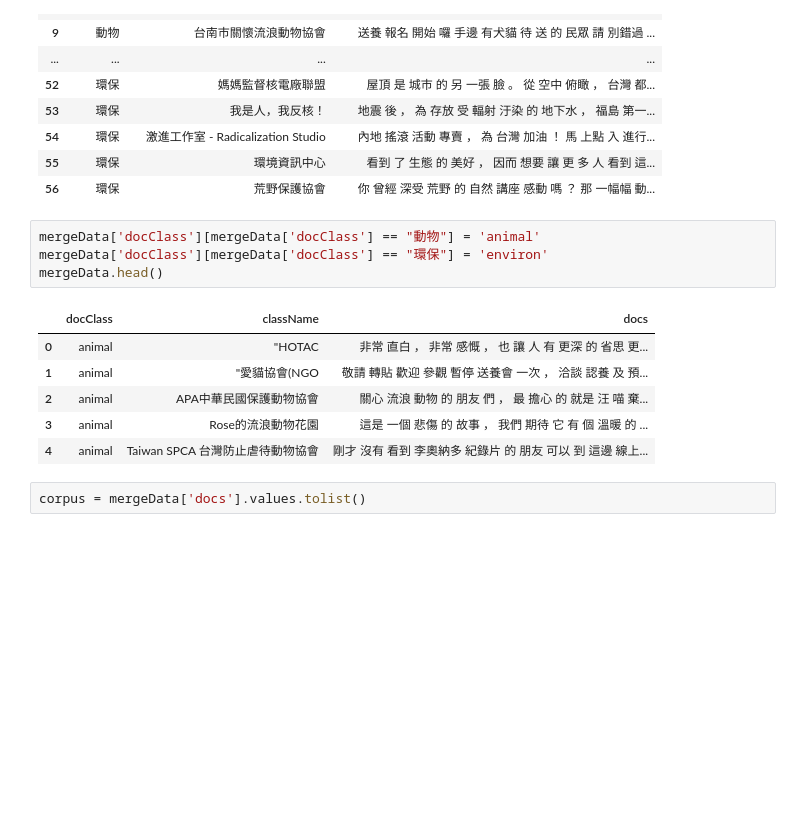
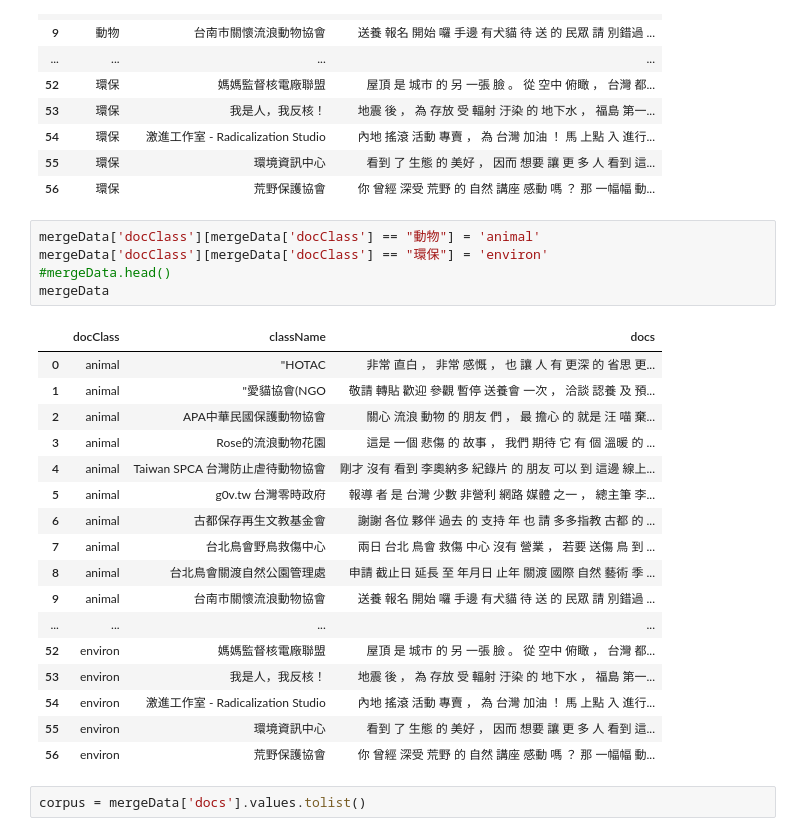
Before and after one commit to ShiNSanity75/Data_Visualization, a Jupyter notebook: 02 Textual/環保團體文字探勘_Pecu.ipynb, the cells around one changed output. Drawn from its saved outputs; the diff is of its cells as text; blank space fills up the shorter version.

```diff
--- a/02 Textual/環保團體文字探勘_Pecu.ipynb
+++ b/02 Textual/環保團體文字探勘_Pecu.ipynb
@@ -70,14 +70,26 @@ mergeData
 # %%
 mergeData['docClass'][mergeData['docClass'] == "動物"] = 'animal'
 mergeData['docClass'][mergeData['docClass'] == "環保"] = 'environ'
-mergeData.head()
+#mergeData.head()
+mergeData
 # %% [output]
 |  | docClass | className | docs |
 | 0 | animal | "HOTAC | 非常 直白 ， 非常 感慨 ， 也 讓 人 有 更深 的 省思 更... |
 | 1 | animal | "愛貓協會(NGO | 敬請 轉貼 歡迎 參觀 暫停 送養會 一次 ， 洽談 認養 及 預... |
 | 2 | animal | APA中華民國保護動物協會 | 關心 流浪 動物 的 朋友 們 ， 最 擔心 的 就是 汪 喵 棄... |
 | 3 | animal | Rose的流浪動物花園 | 這是 一個 悲傷 的 故事 ， 我們 期待 它 有 個 溫暖 的 ... |
 | 4 | animal | Taiwan SPCA 台灣防止虐待動物協會 | 剛才 沒有 看到 李奧納多 紀錄片 的 朋友 可以 到 這邊 線上... |
+| 5 | animal | g0v.tw 台灣零時政府 | 報導 者 是 台灣 少數 非營利 網路 媒體 之一 ， 總主筆 李... |
+| 6 | animal | 古都保存再生文教基金會 | 謝謝 各位 夥伴 過去 的 支持 年 也 請 多多指教 古都 的 ... |
+| 7 | animal | 台北鳥會野鳥救傷中心 | 兩日 台北 鳥會 救傷 中心 沒有 營業 ， 若要 送傷 鳥 到 ... |
+| 8 | animal | 台北鳥會關渡自然公園管理處 | 申請 截止日 延長 至 年月日 止年 關渡 國際 自然 藝術 季 ... |
+| 9 | animal | 台南市關懷流浪動物協會 | 送養 報名 開始 囉 手邊 有犬貓 待 送 的 民眾 請 別錯過 ... |
+| ... | ... | ... | ... |
+| 52 | environ | 媽媽監督核電廠聯盟 | 屋頂 是 城市 的 另 一張 臉 。 從 空中 俯瞰 ， 台灣 都... |
+| 53 | environ | 我是人，我反核！ | 地震 後 ， 為 存放 受 輻射 汙染 的 地下水 ， 福島 第一... |
+| 54 | environ | 激進工作室 - Radicalization Studio | 內地 搖滾 活動 專賣 ， 為 台灣 加油 ！ 馬 上點 入 進行... |
+| 55 | environ | 環境資訊中心 | 看到 了 生態 的 美好 ， 因而 想要 讓 更 多 人 看到 這... |
+| 56 | environ | 荒野保護協會 | 你 曾經 深受 荒野 的 自然 講座 感動 嗎 ？ 那 一幅幅 動... |
 # %%
 corpus = mergeData['docs'].values.tolist()
 # %%
```
Also changed, not shown: parts of 16 cells of this notebook.
